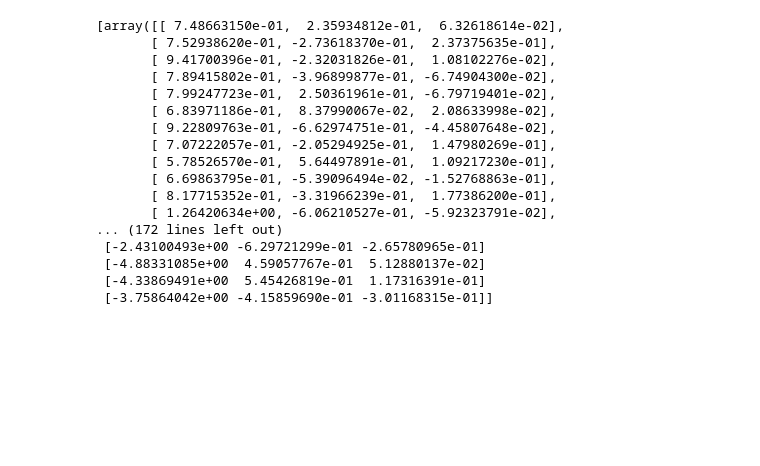
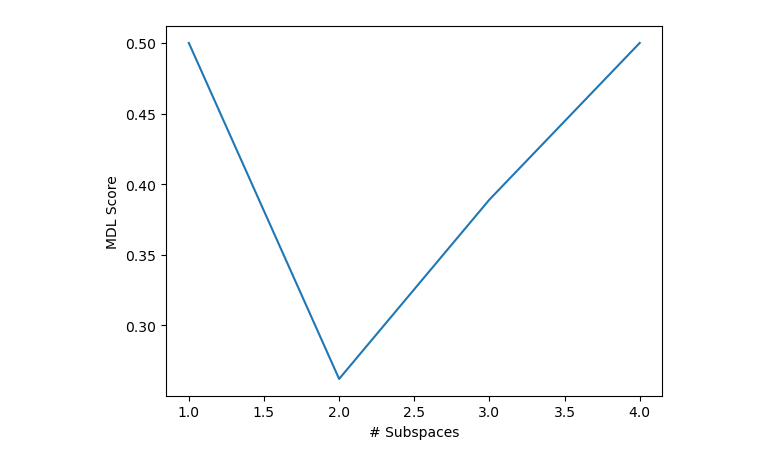
Before and after one commit to Arne-Wiese/bachelorarbeit, a Jupyter notebook: myCluster_test.ipynb, the cells around one changed output. Drawn from its saved outputs; the diff is of its cells as text; code cells hidden in the pictures; blank space fills up the shorter version.

```diff
--- a/myCluster_test.ipynb
+++ b/myCluster_test.ipynb
@@ -87,20 +78,4 @@ print(model.vqpca.global_mean_squared_reconstruction_error)
-# %%
-print(model.create_principle_components(1,7))
-# %% [output]
-[array([[ 7.48663150e-01,  2.35934812e-01,  6.32618614e-02],
-       [ 7.52938620e-01, -2.73618370e-01,  2.37375635e-01],
-       [ 9.41700396e-01, -2.32031826e-01,  1.08102276e-02],
-       [ 7.89415802e-01, -3.96899877e-01, -6.74904300e-02],
-       [ 7.99247723e-01,  2.50361961e-01, -6.79719401e-02],
-       [ 6.83971186e-01,  8.37990067e-02,  2.08633998e-02],
-       [ 9.22809763e-01, -6.62974751e-01, -4.45807648e-02],
-       [ 7.07222057e-01, -2.05294925e-01,  1.47980269e-01],
-       [ 5.78526570e-01,  5.64497891e-01,  1.09217230e-01],
-       [ 6.69863795e-01, -5.39096494e-02, -1.52768863e-01],
-       [ 8.17715352e-01, -3.31966239e-01,  1.77386200e-01],
-       [ 1.26420634e+00, -6.06210527e-01, -5.92323791e-02],
-... (172 lines left out)
- [-2.43100493e+00 -6.29721299e-01 -2.65780965e-01]
- [-4.88331085e+00  4.59057767e-01  5.12880137e-02]
- [-4.33869491e+00  5.45426819e-01  1.17316391e-01]
- [-3.75864042e+00 -4.15859690e-01 -3.01168315e-01]]
+# %%
+model.plot_mdl_stats()
+# %% [output]
+[figure, added]
```
Also changed, not shown: parts of 12 cells of this notebook, 3 other files.
